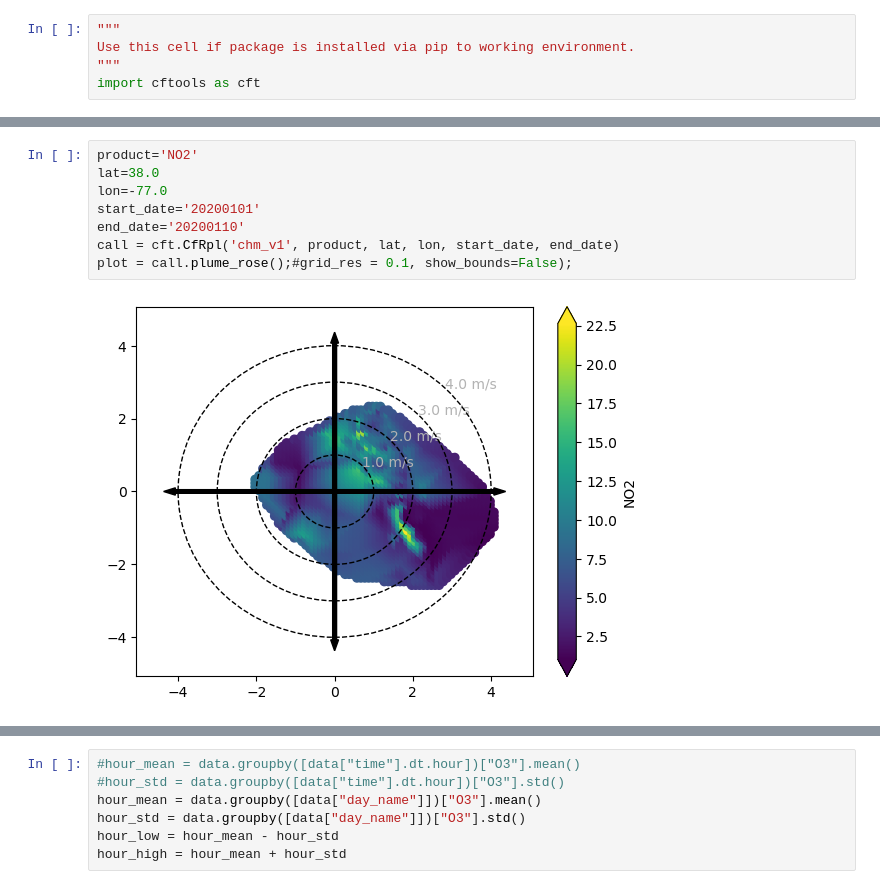
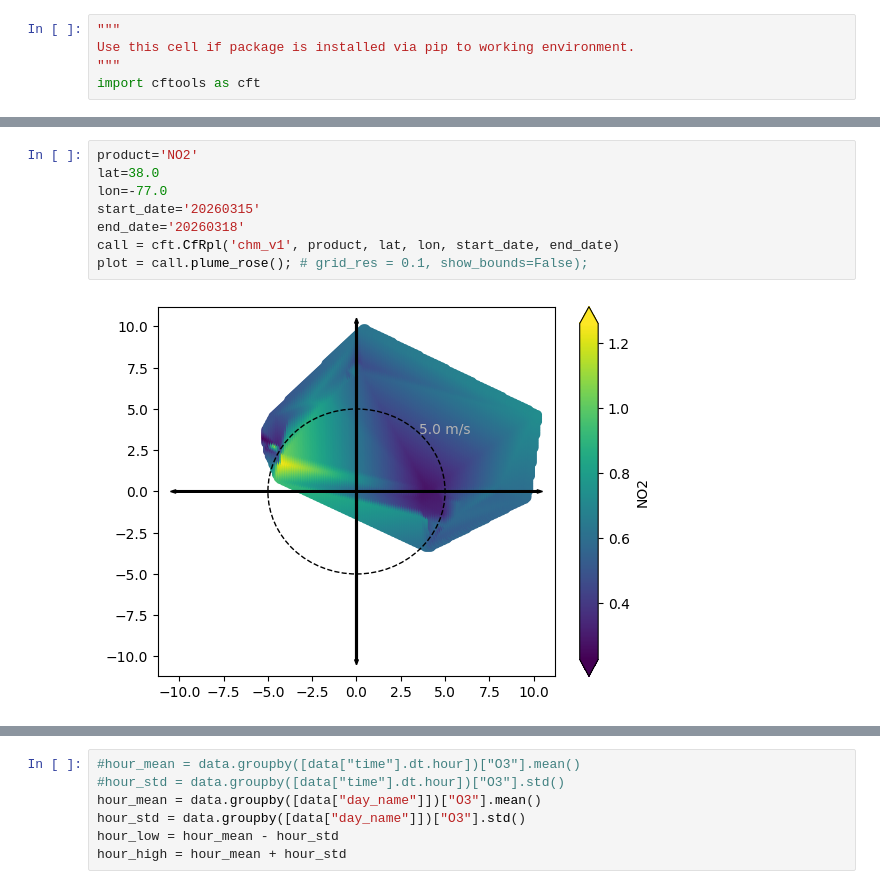
Before and after one commit to GEOS-ESM/CFTools, a Jupyter notebook: notebooks/CFTools_Usage.ipynb, the cells around one changed output, grey strips where cells are left out. Saved outputs shown, nothing was run; the diff lists cells and outputs as text.

```diff
--- a/notebooks/CFTools_Usage.ipynb
+++ b/notebooks/CFTools_Usage.ipynb
@@ -53,13 +66,13 @@ data
 # %%
 product='NO2'
 lat=38.0
 lon=-77.0
-start_date='20200101'
-end_date='20200110'
+start_date='20260315'
+end_date='20260318'
 call = cft.CfRpl('chm_v1', product, lat, lon, start_date, end_date)
-plot = call.plume_rose();#grid_res = 0.1, show_bounds=False);
+plot = call.plume_rose(); # grid_res = 0.1, show_bounds=False);
 # %% [output]
-[figure, old version]
+[figure, new version]
 # %%
 product='NO2'
 lat=38.0
```
Also changed, not shown: parts of 9 cells of this notebook, 6 other files.
